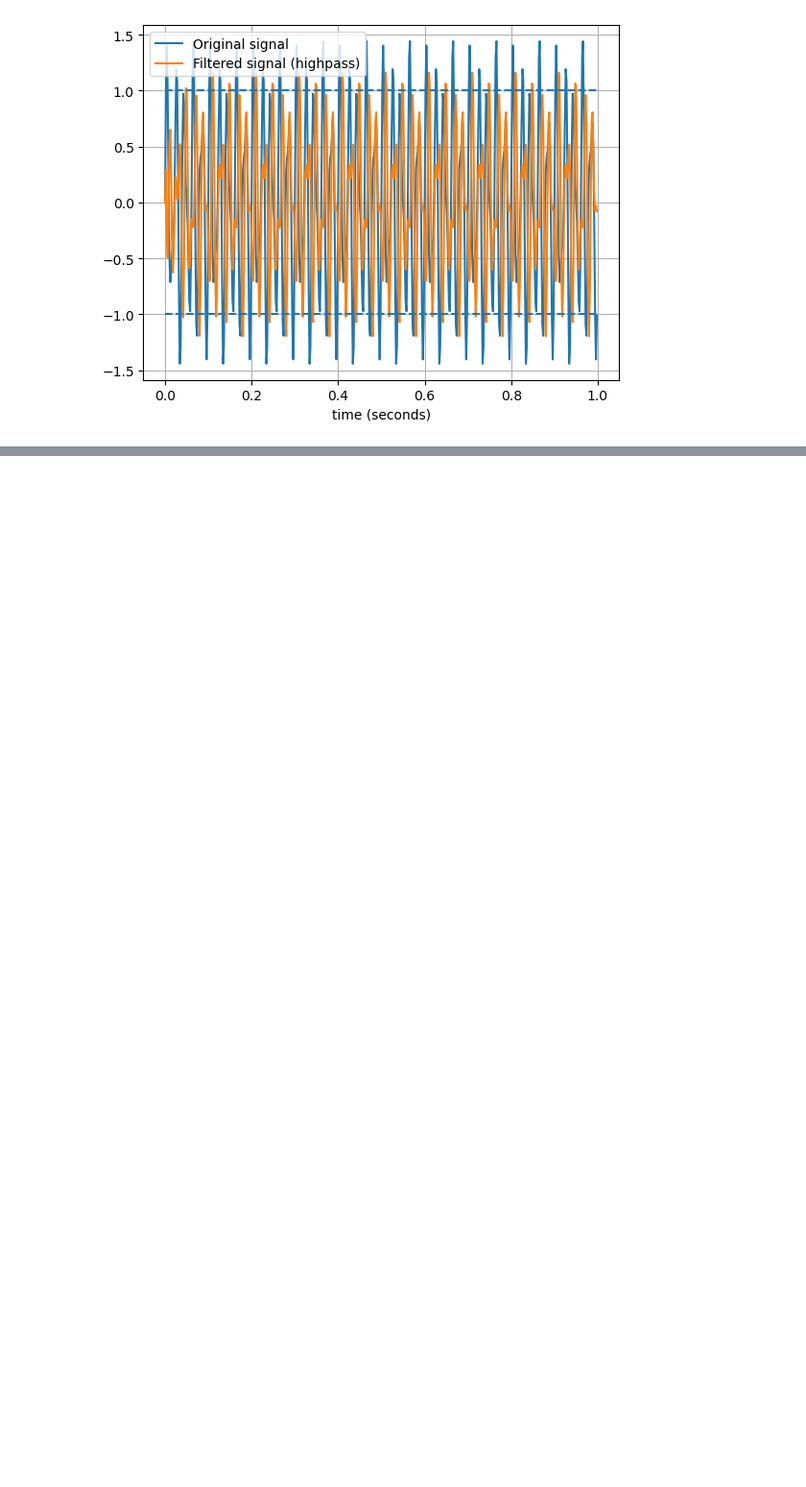
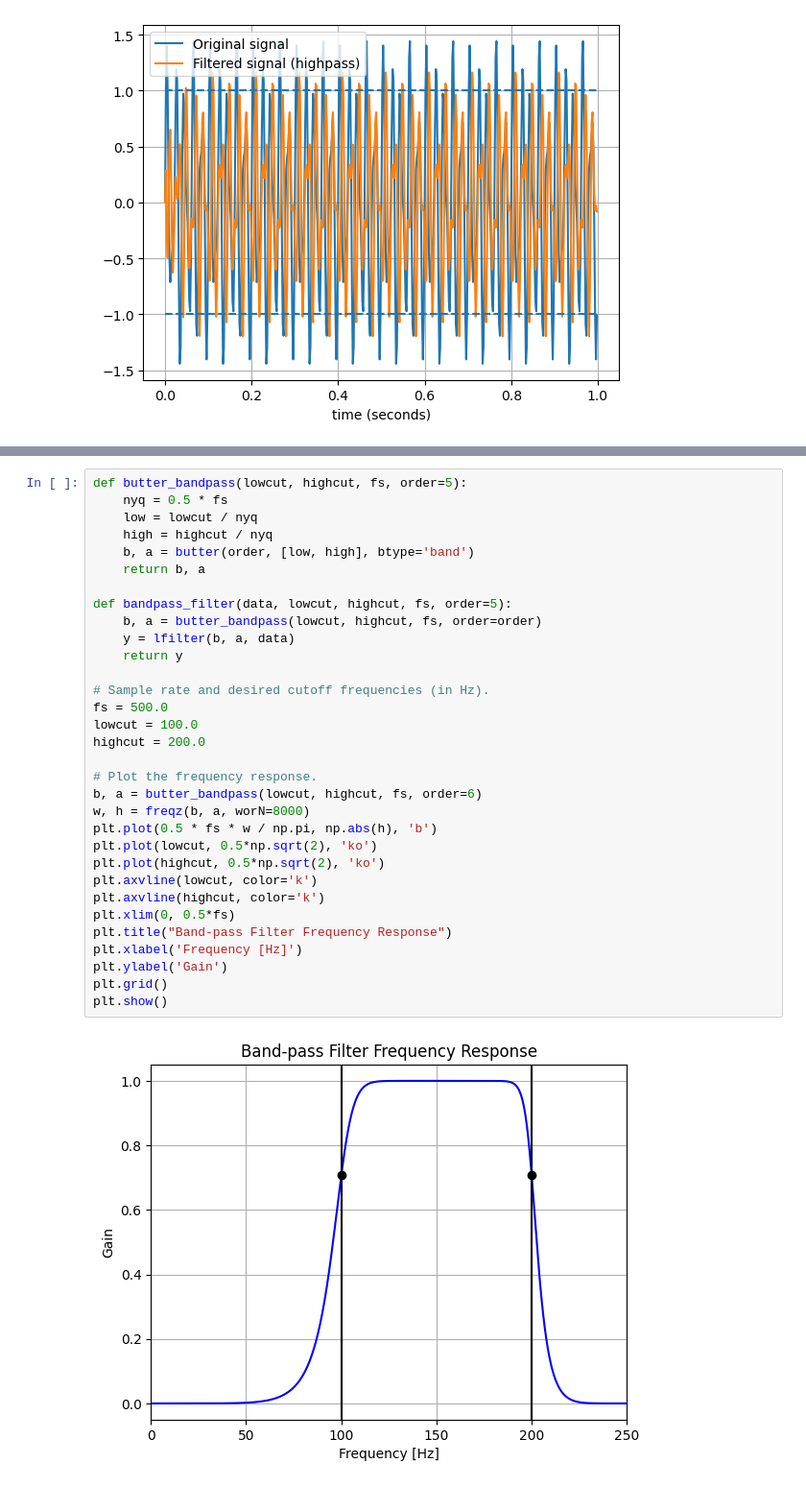
Before and after one commit to Darthph0enix7/IIR_Filter_Basics, a Jupyter notebook: Butterworth_Filter_Demo.ipynb, the cells around one changed output, grey strips where cells are left out. Shown at 96% size. Cells and saved outputs as stored; diff of their text form; blank space fills up the shorter version.

```diff
--- a/Butterworth_Filter_Demo.ipynb
+++ b/Butterworth_Filter_Demo.ipynb
@@ -126,0 +158,34 @@ plt.show()
+# %%
+def butter_bandpass(lowcut, highcut, fs, order=5):
+    nyq = 0.5 * fs
+    low = lowcut / nyq
+    high = highcut / nyq
+    b, a = butter(order, [low, high], btype='band')
+    return b, a
+
+def bandpass_filter(data, lowcut, highcut, fs, order=5):
+    b, a = butter_bandpass(lowcut, highcut, fs, order=order)
+    y = lfilter(b, a, data)
+    return y
+
+# Sample rate and desired cutoff frequencies (in Hz).
+fs = 500.0
+lowcut = 100.0
+highcut = 200.0
+
+# Plot the frequency response.
+b, a = butter_bandpass(lowcut, highcut, fs, order=6)
+w, h = freqz(b, a, worN=8000)
+plt.plot(0.5 * fs * w / np.pi, np.abs(h), 'b')
+plt.plot(lowcut, 0.5*np.sqrt(2), 'ko')
+plt.plot(highcut, 0.5*np.sqrt(2), 'ko')
+plt.axvline(lowcut, color='k')
+plt.axvline(highcut, color='k')
+plt.xlim(0, 0.5*fs)
+plt.title("Band-pass Filter Frequency Response")
+plt.xlabel('Frequency [Hz]')
+plt.ylabel('Gain')
+plt.grid()
+plt.show()
+# %% [output]
+[figure, added]
```
Also changed, not shown: parts of 4 cells of this notebook.
